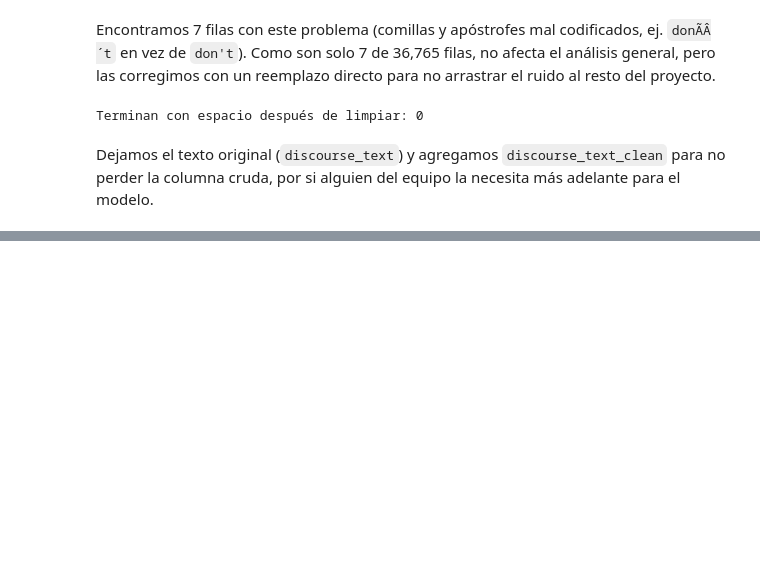
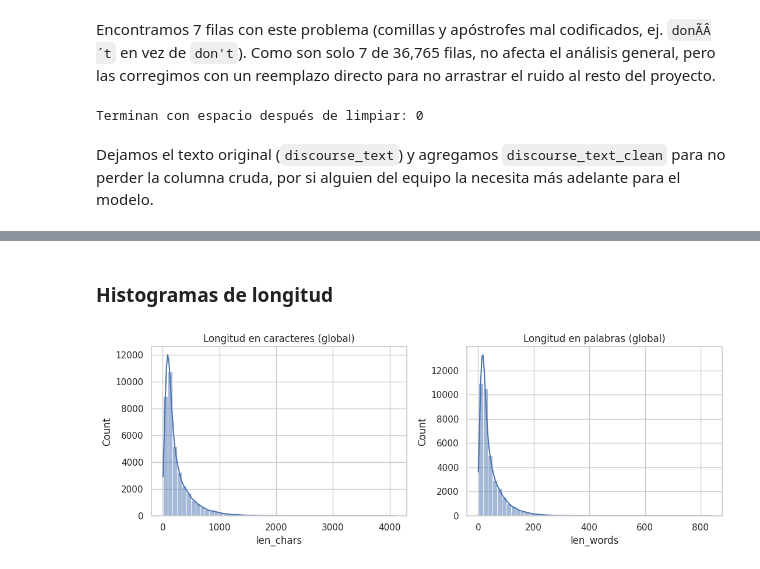
Before and after one commit to JoseOrdonezB/proyecto2-DS, a Jupyter notebook: proyecto2-DS.ipynb, the cells around one changed output, grey strips where cells are left out. Drawn from its saved outputs; the diff is of its cells as text; code cells hidden in the pictures; blank space fills up the shorter version.

```diff
--- a/proyecto2-DS.ipynb
+++ b/proyecto2-DS.ipynb
@@ -137,0 +142,10 @@ Dejamos el texto original (`discourse_text`) y agregamos `discourse_text_clean`
+# %%
+import matplotlib.pyplot as plt
+import seaborn as sns
+
+sns.set_theme(style='whitegrid')
+
+train['len_chars'] = train['discourse_text_clean'].str.len()
+train['len_words'] = train['discourse_text_clean'].str.split().str.len()
+
+train[['discourse_type', 'discourse_effectiveness', 'len_chars', 'len_words']].describe()
@@ -137,0 +211,12 @@ Dejamos el texto original (`discourse_text`) y agregamos `discourse_text_clean`
+# %% [markdown]
+### Histogramas de longitud
+# %%
+fig, axes = plt.subplots(1, 2, figsize=(11, 4))
+sns.histplot(train['len_chars'], bins=50, kde=True, ax=axes[0])
+axes[0].set_title('Longitud en caracteres (global)')
+sns.histplot(train['len_words'], bins=50, kde=True, ax=axes[1])
+axes[1].set_title('Longitud en palabras (global)')
+fig.tight_layout()
+plt.show()
+# %% [output]
+[figure, added]
```
Also changed, not shown: parts of 24 cells of this notebook.
